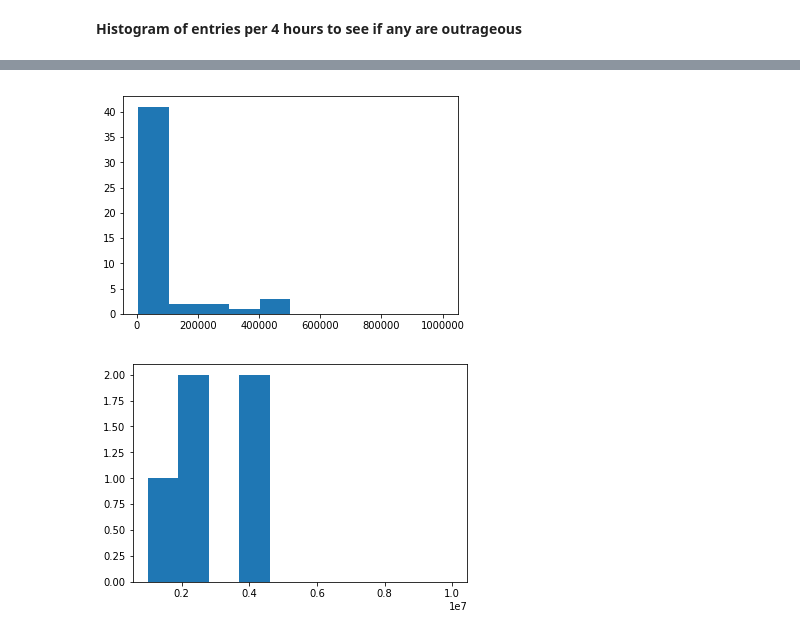
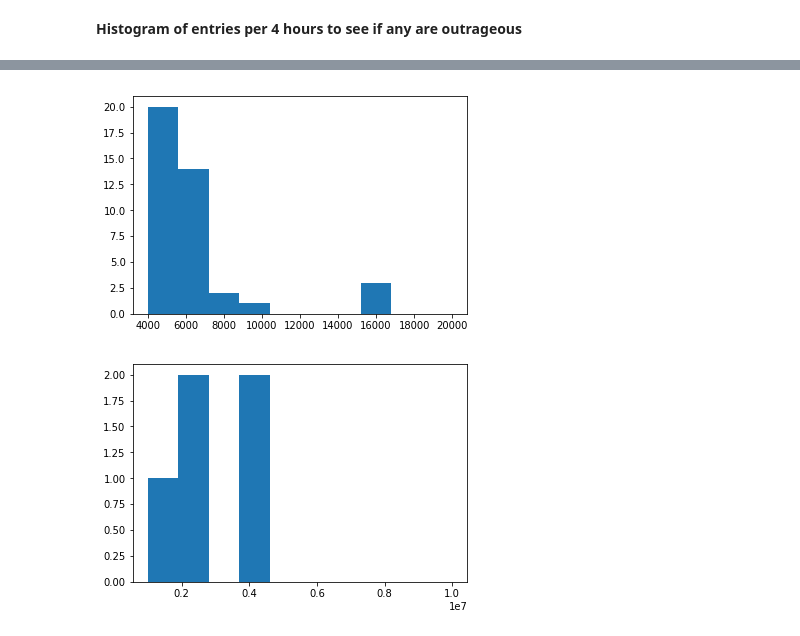
Before and after one commit to cstepien/campaign_positioning_at_mta_stations, a Jupyter notebook: 1_read_and_clean_mta_data.ipynb, the cells around one changed output, grey strips where cells are left out. Saved outputs shown, nothing was run; the diff lists cells and outputs as text; code cells hidden in the pictures.

```diff
--- a/1_read_and_clean_mta_data.ipynb
+++ b/1_read_and_clean_mta_data.ipynb
@@ -225,8 +251,8 @@ plt.hist(x);
 # %%
 x = list(time_series_df['ENTRY_DIFF'])
-plt.hist(x, range=(4000,1000000));
+plt.hist(x, range=(4000,20000));
 # %% [output]
-[figure, old version]
+[figure, new version]
 # %%
 x = list(time_series_df['ENTRY_DIFF'])
 plt.hist(x, range=(1000000,10000000));
```
Also changed, not shown: parts of 71 cells of this notebook.
